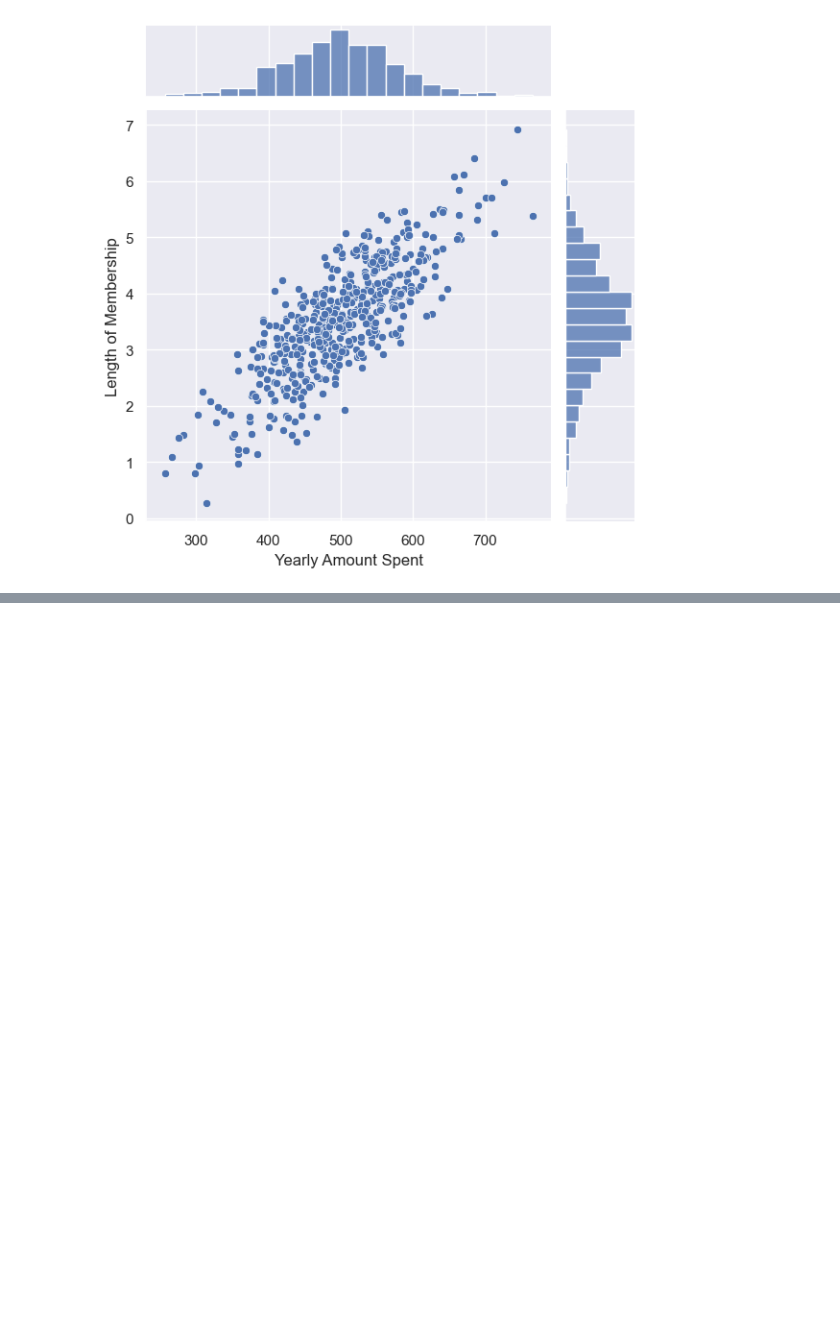
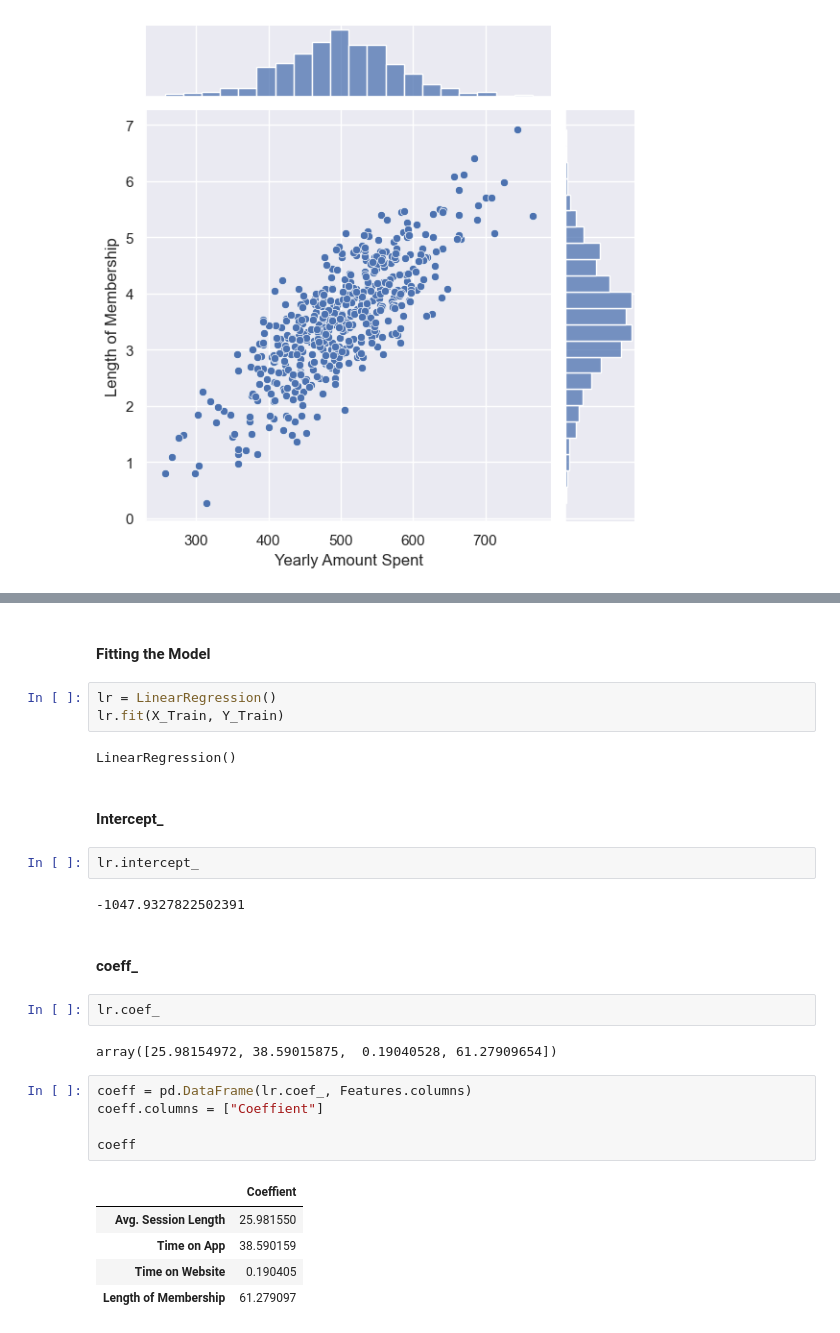
Before and after one commit to ahmedyar7/Machine-Learning-Projects, a Jupyter notebook: Ecommerce-Company/main.ipynb, the cells around one changed output, grey strips where cells are left out. Cells and saved outputs as stored; diff of their text form; blank space fills up the shorter version.

```diff
--- a/Ecommerce-Company/main.ipynb
+++ b/Ecommerce-Company/main.ipynb
@@ -90,0 +123,30 @@ sns.jointplot(
+# %% [markdown]
+#### Fitting the Model
+# %%
+lr = LinearRegression()
+lr.fit(X_Train, Y_Train)
+# %% [output]
+LinearRegression()
+# %% [markdown]
+#### **Intercept\_**
+# %%
+lr.intercept_
+# %% [output]
+-1047.9327822502391
+# %% [markdown]
+#### **coeff\_**
+# %%
+lr.coef_
+# %% [output]
+array([25.98154972, 38.59015875,  0.19040528, 61.27909654])
+# %%
+coeff = pd.DataFrame(lr.coef_, Features.columns)
+coeff.columns = ["Coeffient"]
+
+coeff
+# %% [output]
+|  | Coeffient |
+| Avg. Session Length | 25.981550 |
+| Time on App | 38.590159 |
+| Time on Website | 0.190405 |
+| Length of Membership | 61.279097 |
```
Also changed, not shown: parts of 11 cells of this notebook.
